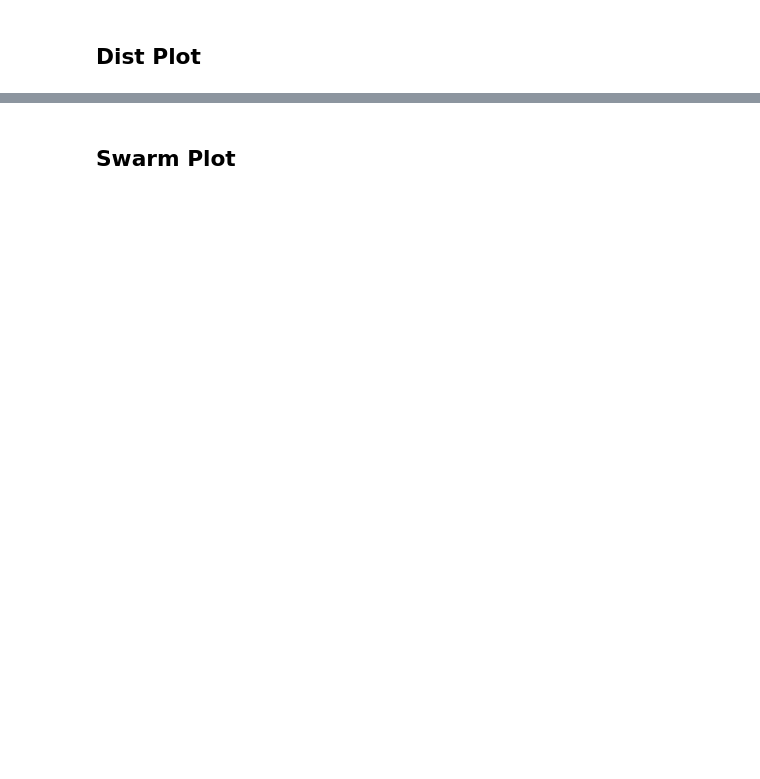
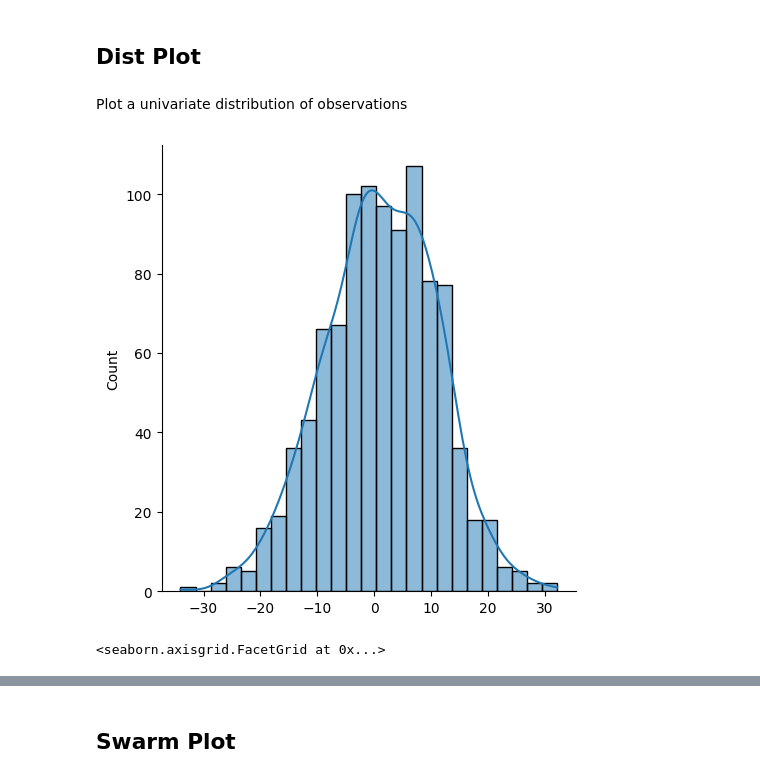
Before and after one commit to dayanandv/Data-Science, a Jupyter notebook: Visualization.ipynb, the cells around one changed output, grey strips where cells are left out. Saved outputs shown, nothing was run; the diff lists cells and outputs as text; code cells hidden in the pictures; blank space fills up the shorter version.

```diff
--- a/Visualization.ipynb
+++ b/Visualization.ipynb
@@ -444,2 +440,16 @@ employement
 # %% [markdown]
 ## Dist Plot
+# %% [markdown]
+Plot a univariate distribution of observations
+# %%
+mpl.rcParams.update(mpl.rcParamsDefault)
+# %%
+num = np.random.normal(1,10,1000)
+sns.displot(num, kde=True) # Histogram with a kernel density estimate (Density Curve)
+plt.show()
+# %% [output]
+[figure, added]
+# %%
+sns.displot(num,kde=False, rug=True) # Histogram with Rugplot
+# %% [output]
+<seaborn.axisgrid.FacetGrid at 0x...>
```
Also changed, not shown: parts of 26 cells of this notebook.
